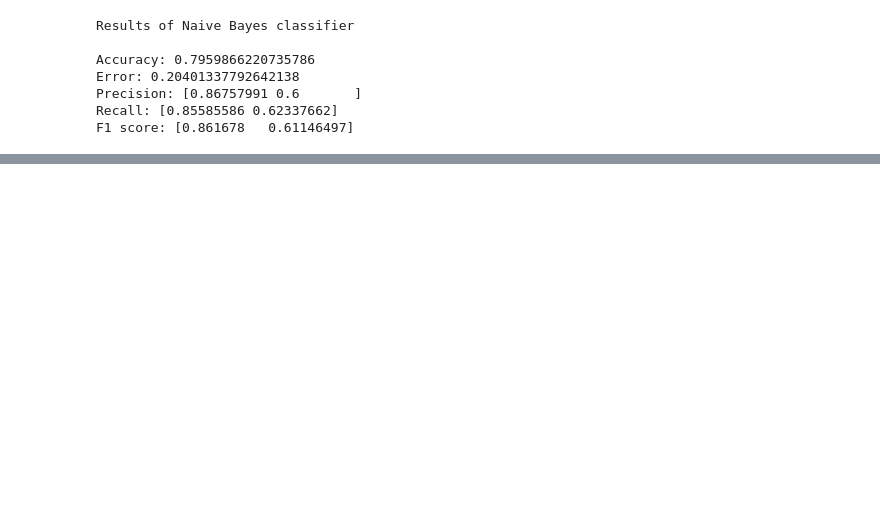
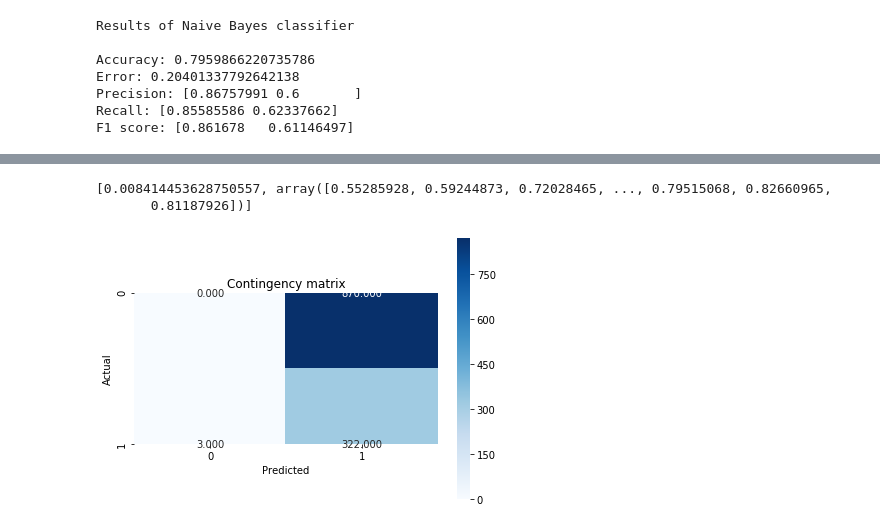
Before and after one commit to ospa1/418proj2, a Jupyter notebook: proj2.ipynb, the cells around one changed output, grey strips where cells are left out. Saved outputs shown, nothing was run; the diff lists cells and outputs as text; code cells hidden in the pictures; blank space fills up the shorter version.

```diff
--- a/proj2.ipynb
+++ b/proj2.ipynb
@@ -294,0 +380,19 @@ F1 score: [0.861678   0.61146497]
+# %%
+# DB Scan
+clustering = DBSCAN(eps=2,min_samples=8,metric='euclidean').fit(train_scaled_class)
+clusters = clustering.labels_
+
+cont_matrix = metrics.cluster.contingency_matrix(lables, clusters)
+sns.heatmap(cont_matrix, annot = True, fmt = ".3f", square = True, cmap = plt.cm.Blues)
+plt.ylabel('Actual')
+plt.xlabel('Predicted')
+plt.title('Contingency matrix')
+plt.tight_layout()
+
+adjusted_rand_index = metrics.adjusted_rand_score(lables, clusters)
+silhouette_coefficient = metrics.silhouette_samples(train_scaled_class, clusters, metric='euclidean')
+print([adjusted_rand_index, silhouette_coefficient])
+# %% [output]
+[0.008414453628750557, array([0.55285928, 0.59244873, 0.72028465, ..., 0.79515068, 0.82660965,
+       0.81187926])]
+[figure, added]
```
Also changed, not shown: parts of 13 cells of this notebook, 1 other file.
